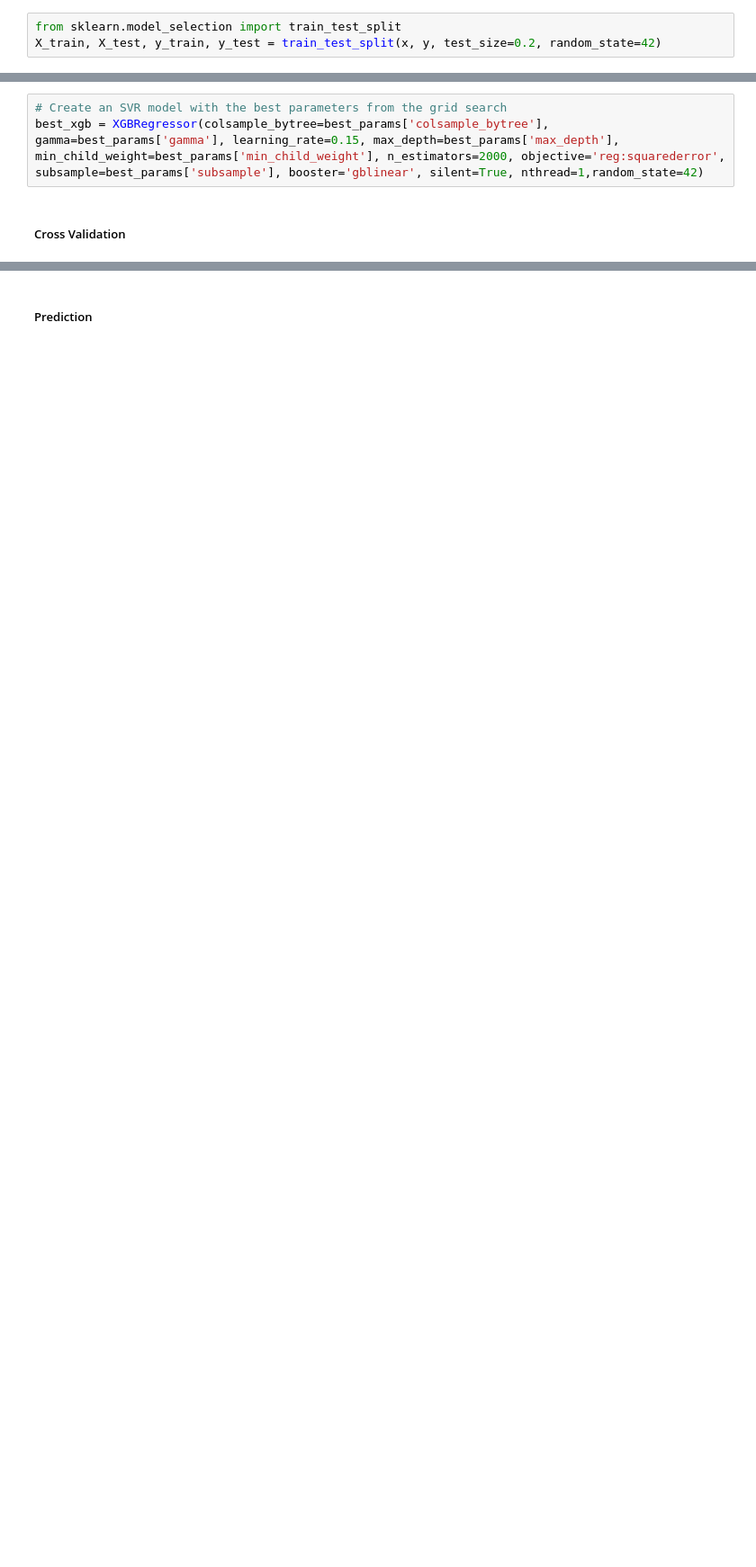
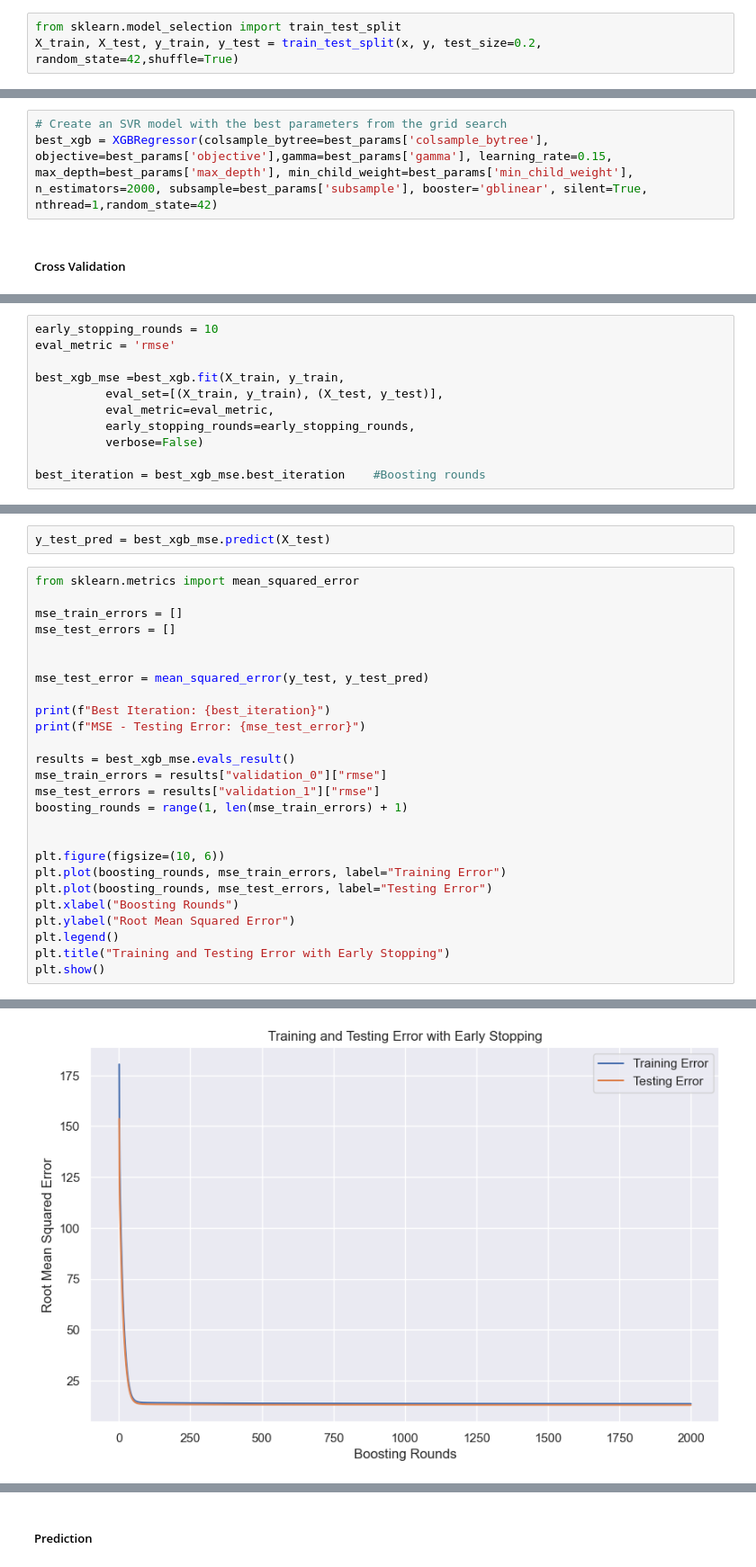
Before and after one commit to trishachander/AH2179_Applied-AI-in-Transportation, a Jupyter notebook: Lab2/exercise_2_busdata.ipynb, the cells around one changed output, grey strips where cells are left out. Shown at 90% size. Cells and saved outputs as stored; diff of their text form; blank space fills up the shorter version.

```diff
--- a/Lab2/exercise_2_busdata.ipynb
+++ b/Lab2/exercise_2_busdata.ipynb
@@ -113,7 +113,7 @@ from sklearn.model_selection import StratifiedKFold
 from xgboost import XGBRegressor
 # %%
 from sklearn.model_selection import train_test_split
-X_train, X_test, y_train, y_test = train_test_split(x, y, test_size=0.2, random_state=42)
+X_train, X_test, y_train, y_test = train_test_split(x, y, test_size=0.2, random_state=42,shuffle=True)
 # %% [markdown]
 ##### Normalisation
 # %%
@@ -193,7 +195,7 @@ Best Parameters: {'colsample_bytree': 1, 'gamma': 1, 'max_depth': 15, 'min_child
 ##### Model With Best Parameters
 # %%
 # Create an SVR model with the best parameters from the grid search
-best_xgb = XGBRegressor(colsample_bytree=best_params['colsample_bytree'], gamma=best_params['gamma'], learning_rate=0.15, max_depth=best_params['max_depth'], min_child_weight=best_params['min_child_weight'], n_estimators=2000, objective='reg:squarederror', subsample=best_params['subsample'], booster='gblinear', silent=True, nthread=1,random_state=42)
+best_xgb = XGBRegressor(colsample_bytree=best_params['colsample_bytree'], objective=best_params['objective'],gamma=best_params['gamma'], learning_rate=0.15, max_depth=best_params['max_depth'], min_child_weight=best_params['min_child_weight'], n_estimators=2000, subsample=best_params['subsample'], booster='gblinear', silent=True, nthread=1,random_state=42)
 # %% [markdown]
 ##### Cross Validation
 # %%
@@ -239,0 +226,11 @@ XGBRegressor(base_score=None, booster='gblinear', callbacks=None,
+# %%
+early_stopping_rounds = 10
+eval_metric = 'rmse'
+
+best_xgb_mse =best_xgb.fit(X_train, y_train,
+          eval_set=[(X_train, y_train), (X_test, y_test)],
+          eval_metric=eval_metric,
+          early_stopping_rounds=early_stopping_rounds,
+          verbose=False)
+
+best_iteration = best_xgb_mse.best_iteration    #Boosting rounds
@@ -239,0 +240,29 @@ XGBRegressor(base_score=None, booster='gblinear', callbacks=None,
+# %%
+y_test_pred = best_xgb_mse.predict(X_test)
+# %%
+from sklearn.metrics import mean_squared_error
+
+mse_train_errors = []
+mse_test_errors = []
+
+
+mse_test_error = mean_squared_error(y_test, y_test_pred)
+
+print(f"Best Iteration: {best_iteration}")
+print(f"MSE - Testing Error: {mse_test_error}")
+
+results = best_xgb_mse.evals_result()
+mse_train_errors = results["validation_0"]["rmse"]
+mse_test_errors = results["validation_1"]["rmse"]
+boosting_rounds = range(1, len(mse_train_errors) + 1)
+
+
+plt.figure(figsize=(10, 6))
+plt.plot(boosting_rounds, mse_train_errors, label="Training Error")
+plt.plot(boosting_rounds, mse_test_errors, label="Testing Error")
+plt.xlabel("Boosting Rounds")
+plt.ylabel("Root Mean Squared Error")
+plt.legend()
+plt.title("Training and Testing Error with Early Stopping")
+plt.show()
+# %% [output]
@@ -239,0 +271 @@ XGBRegressor(base_score=None, booster='gblinear', callbacks=None,
+[figure, added]
```
Also changed, not shown: parts of 12 cells of this notebook, 1 other file.
